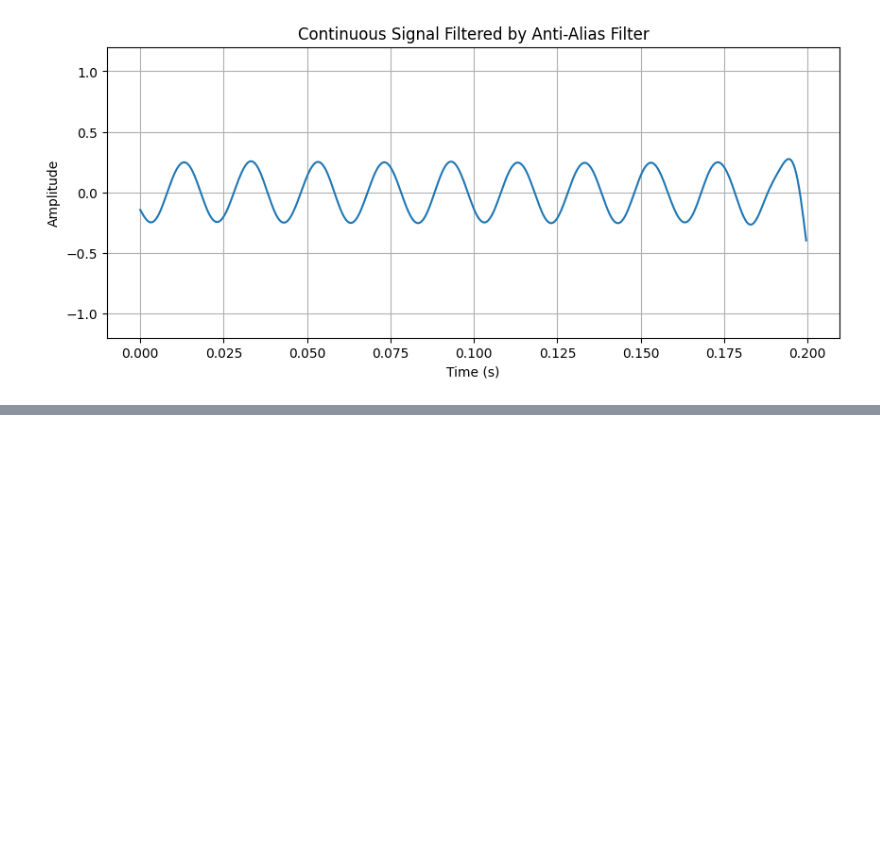
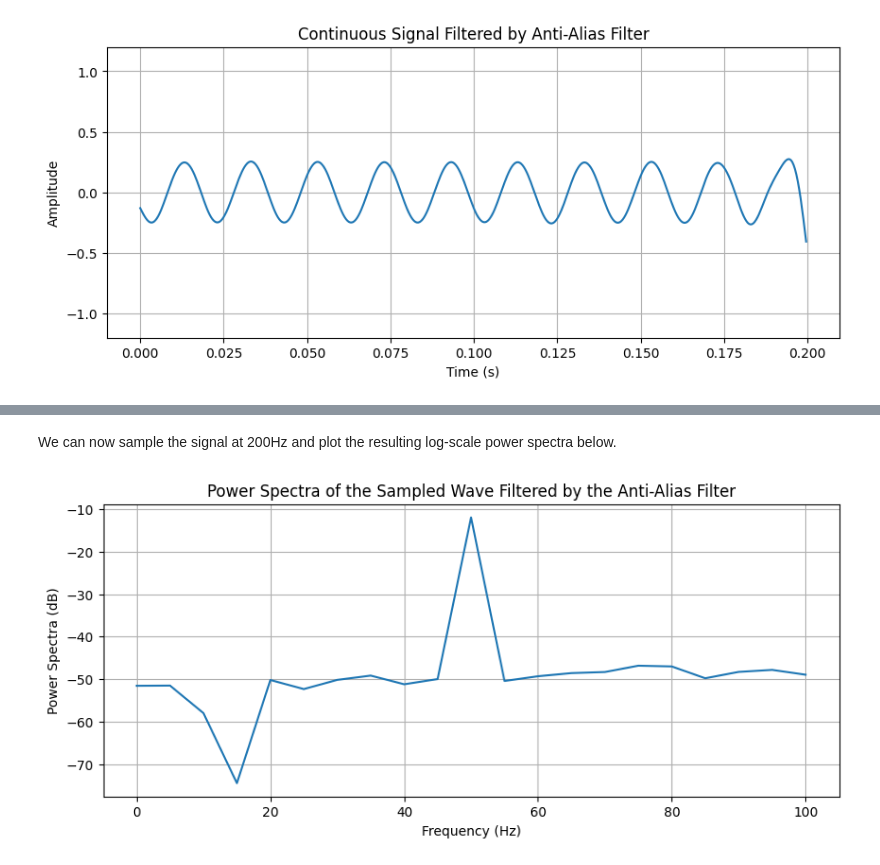
Before and after one commit to himanshudutta11/RFSoC_notebooks, a Jupyter notebook: notebook_B/adc_dac.ipynb, the cells around one changed output, grey strips where cells are left out. Cells and saved outputs as stored; diff of their text form; code cells hidden in the pictures; blank space fills up the shorter version.

```diff
--- a/notebook_B/adc_dac.ipynb
+++ b/notebook_B/adc_dac.ipynb
@@ -115,0 +132,21 @@ hf.plot_timeseries("Continuous Signal Filtered by Anti-Alias Filter",
+# %% [markdown]
+We can now sample the signal at 200Hz and plot the resulting log-scale power spectra below.
+# %%
+# Sample the continuous signal filtered by the anti-alias filter
+y_anti = y_cont_anti[0::fs_cont//fs]
+
+# Compute the log-scale power spectra of the sampled filtered signal
+Y_anti = np.fft.fft(y_anti)
+Y_anti_norm = np.abs(Y_anti)*2/N
+Y_anti_log = 20*np.log10(Y_anti_norm)
+
+# Plot the log-scale power spectra of the sampled filtered signal
+fig = plt.figure(figsize=(10,4))
+axes = fig.add_subplot(1, 1, 1)
+axes.plot(np.arange(0, N//2+1)*fs/N, Y_anti_log[0:N//2+1])
+axes.set_title('Power Spectra of the Sampled Wave Filtered by the Anti-Alias Filter')
+axes.set_xlabel('Frequency (Hz)')
+axes.set_ylabel('Power Spectra (dB)')
+axes.grid(True, 'Major')
+# %% [output]
+[figure, added]
```
Also changed, not shown: parts of 6 cells of this notebook.
